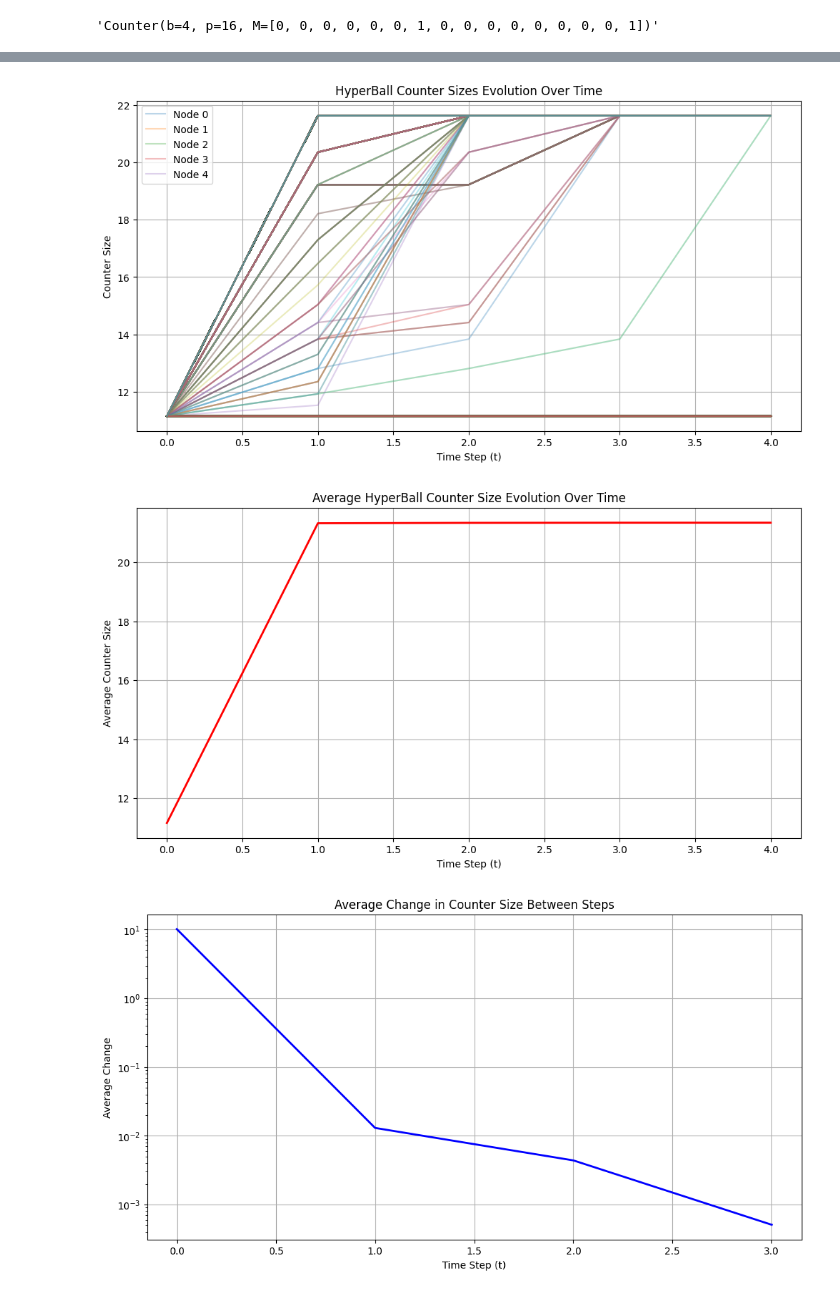
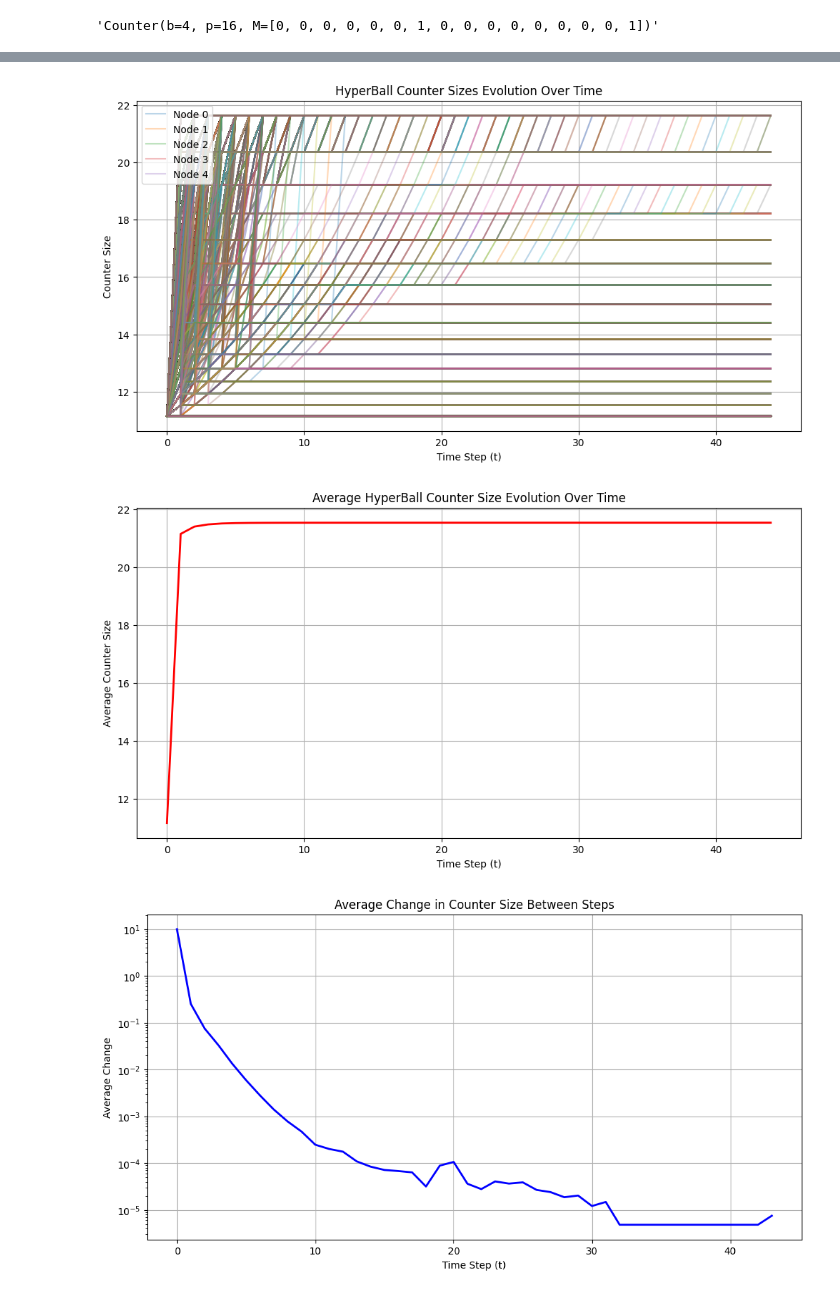
Before and after one commit to JoRo-Code/data-mining, a Jupyter notebook: h3/h3.ipynb, the cells around one changed output, grey strips where cells are left out. Saved outputs shown, nothing was run; the diff lists cells and outputs as text; code cells hidden in the pictures.

```diff
--- a/h3/h3.ipynb
+++ b/h3/h3.ipynb
@@ -307,7 +307,7 @@ def hyperball(G, B=4, MAX_STEPS=100, use_disk=False):
 
     return c, counter_sizes_t
 
-data = process_data('data/web-BerkStan.txt', n=500000)
+data = process_data('data/web-BerkStan.txt', n=5000000)
 G = Graph(data)
 c, counter_sizes_t = hyperball(G, B=4, MAX_STEPS=100, use_disk=False)
 # %% [output]
@@ -336,34 +336,33 @@ def plot_hyperball_evolution(counter_sizes_t):
     plt.legend(loc='upper left')
     plt.grid(True)
     plt.show()
 
     # Plot average trajectory
     plt.figure(figsize=(12, 6))
     avg_sizes = [np.mean(sizes) for sizes in counter_sizes_t]
     plt.plot(avg_sizes, 'r-', linewidth=2)
     plt.xlabel('Time Step (t)')
     plt.ylabel('Average Counter Size')
     plt.title('Average HyperBall Counter Size Evolution Over Time')
     plt.grid(True)
     plt.show()
 
     plt.figure(figsize=(12, 6))
-    avg_sizes = [np.mean(sizes) for sizes in counter_sizes_t]
     # Calculate changes between consecutive steps
     avg_changes = [abs(avg_sizes[i+1] - avg_sizes[i]) for i in range(len(avg_sizes)-1)]
 
     plt.plot(avg_changes, 'b-', linewidth=2)
     plt.xlabel('Time Step (t)')
     plt.ylabel('Average Change')
     plt.title('Average Change in Counter Size Between Steps')
     plt.grid(True)
     plt.yscale('log')  # Using log scale as changes might vary by orders of magnitude
     plt.show()
 
 
 # Usage:
 plot_hyperball_evolution(counter_sizes_t)
 # %% [output]
-[figure, old version]
+[figure, new version]
-[figure, old version]
+[figure, new version]
-[figure, old version]
+[figure, new version]
```
Also changed, not shown: parts of 2 cells of this notebook.
